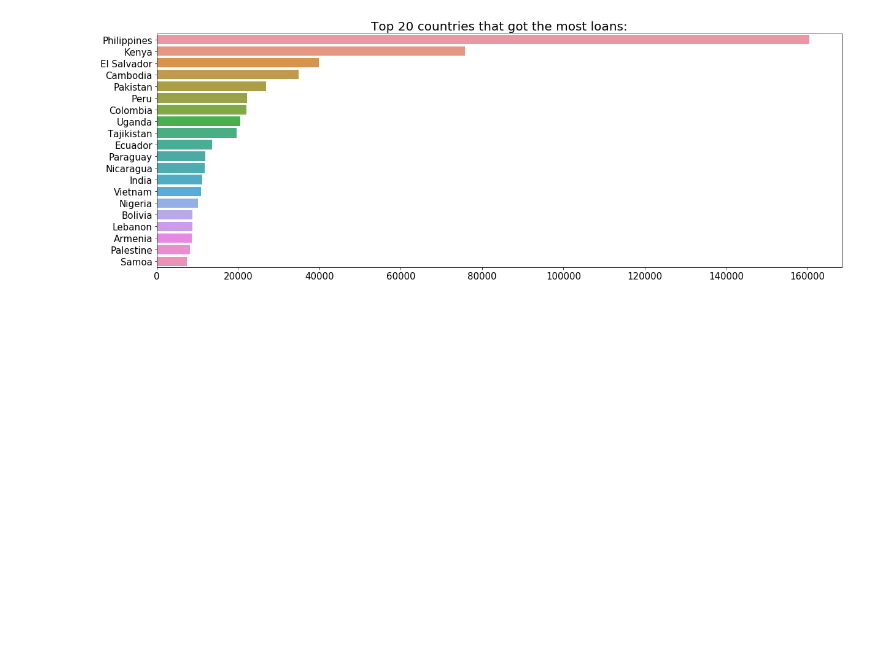
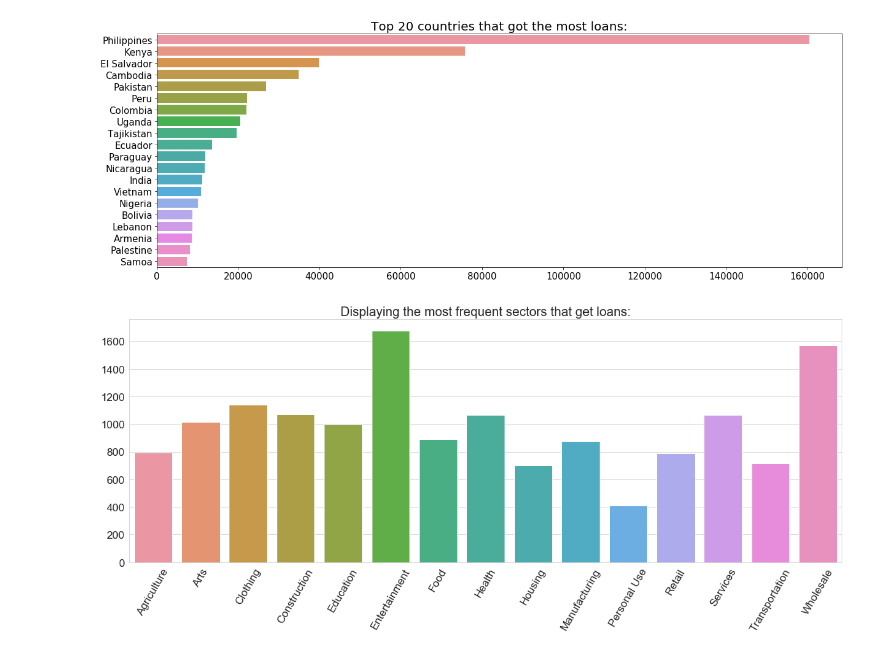
Before and after one commit to sharonmalio/python4datascience, a Jupyter notebook: Challenge.ipynb, the cells around one changed output. Drawn from its saved outputs; the diff is of its cells as text; code cells hidden in the pictures; blank space fills up the shorter version.

```diff
--- a/Challenge.ipynb
+++ b/Challenge.ipynb
@@ -45,3 +66,20 @@ plt.yticks(fontsize=15)
 plt.show()
 # %% [output]
 [figure]
+# %%
+# most frequent sectors that get loans
+kiva_loans_sectors = pd.DataFrame(kiva_loans.groupby(['sector'])['loan_amount'].mean())
+kiva_loans_sectors.reset_index(inplace=True)
+kiva_loans_sectors.columns = ['sector', 'average_frequent_sectors']
+
+plt.figure(figsize=(20, 7))
+
+sns.set_style("whitegrid")
+boxplot = sns.barplot(x='sector', y='average_frequent_sectors', data=kiva_loans_sectors)
+boxplot.set(xlabel='', ylabel='')
+plt.title('Displaying the most frequent sectors that get loans:', fontsize=20)
+plt.xticks(rotation=60, fontsize=17)
+plt.yticks(fontsize=17)
+plt.show()
+# %% [output]
+[figure, added]
```
Also changed, not shown: parts of 3 cells of this notebook, 2 other files.
